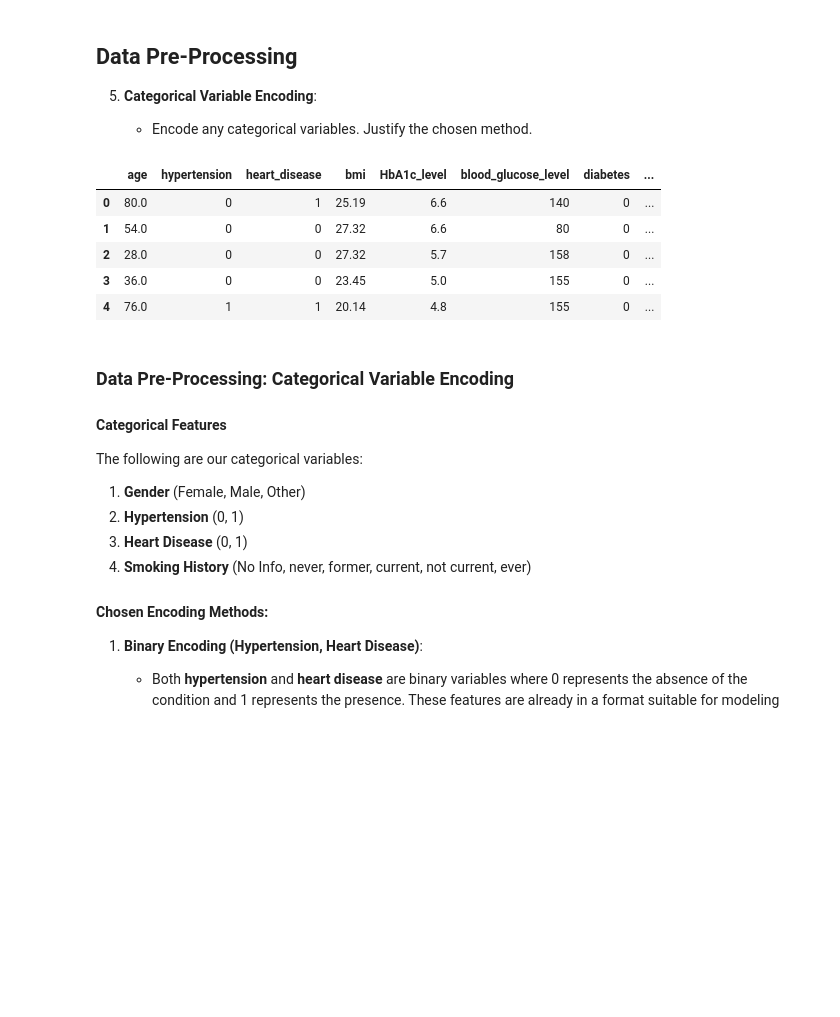
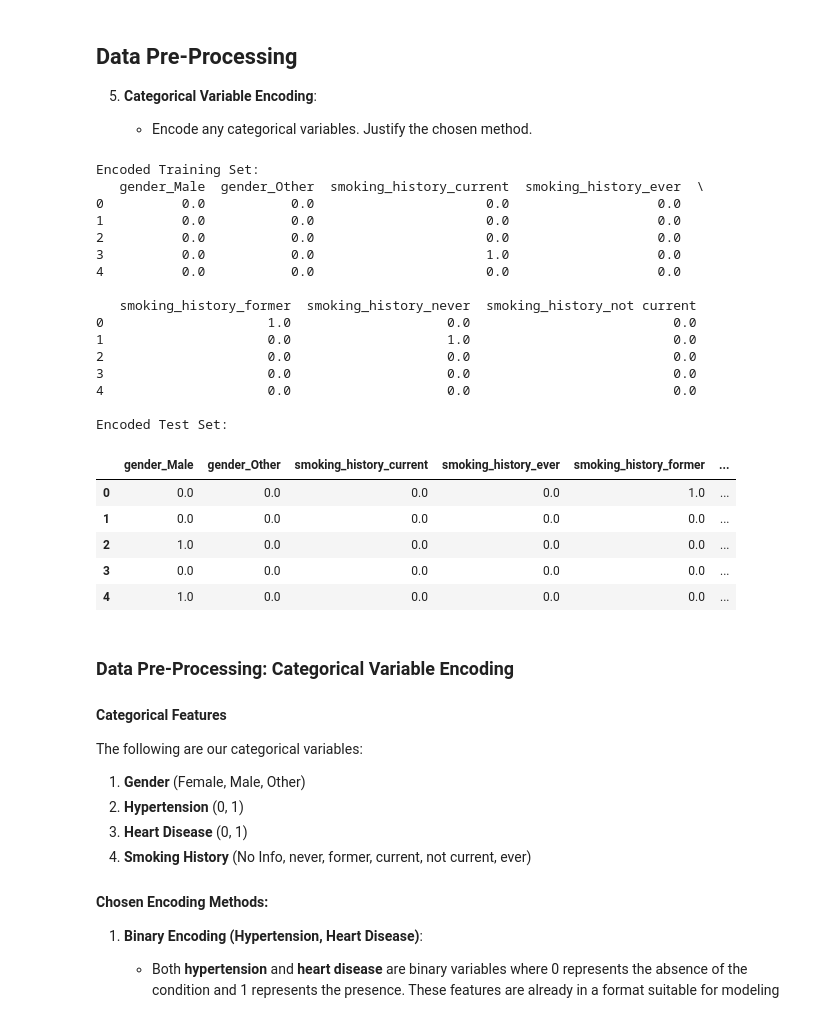
Before and after one commit to Lootii/Artificial_Intelligence_A2, a Jupyter notebook: csi4106-f24-a2-template.ipynb, the cells around one changed output. Drawn from its saved outputs; the diff is of its cells as text; code cells hidden in the pictures; blank space fills up the shorter version.

Commit message:
changes to encoder to ensure it fits on train set only then applied to test

```diff
--- a/csi4106-f24-a2-template.ipynb
+++ b/csi4106-f24-a2-template.ipynb
@@ -319,19 +319,53 @@ Test set size: (20000, 8)
 5. **Categorical Variable Encoding**:
 
     - Encode any categorical variables. Justify the chosen method.
-# %%
-# One-Hot Encoding for 'gender' and 'smoking_history'
-data_encoded = pd.get_dummies(data, columns=['gender', 'smoking_history'], drop_first=False)
-
-# Display first few rows
-data_encoded.head()
-# %% [output]
-|  | age | hypertension | heart_disease | bmi | HbA1c_level | blood_glucose_level | diabetes | ... |
-| 0 | 80.0 | 0 | 1 | 25.19 | 6.6 | 140 | 0 | ... |
-| 1 | 54.0 | 0 | 0 | 27.32 | 6.6 | 80 | 0 | ... |
-| 2 | 28.0 | 0 | 0 | 27.32 | 5.7 | 158 | 0 | ... |
-| 3 | 36.0 | 0 | 0 | 23.45 | 5.0 | 155 | 0 | ... |
-| 4 | 76.0 | 1 | 1 | 20.14 | 4.8 | 155 | 0 | ... |
+# %%
+
+# Applying OneHotEncoding to categorical variables in the training set
+encoder = OneHotEncoder(drop='first', sparse_output=False)
+
+# Fit only training data
+X_train_encoded = encoder.fit_transform(X_train[['gender', 'smoking_history']])
+
+# must apply the same transformation to the test set but without refitting
+X_test_encoded = encoder.transform(X_test[['gender', 'smoking_history']])
+
+
+#just to verify that it is encoded. convert numpy to dataframe and print first few rows.
+
+# Get the feature names for the encoded columns
+encoded_feature_names = encoder.get_feature_names_out(['gender', 'smoking_history'])
+
+X_train_encoded_df = pd.DataFrame(X_train_encoded, columns=encoded_feature_names)
+print("Encoded Training Set:")
+print(X_train_encoded_df.head())
+
+print("\nEncoded Test Set:")
+X_test_encoded_df = pd.DataFrame(X_test_encoded, columns=encoded_feature_names)
+X_test_encoded_df.head()
+# %% [output]
+Encoded Training Set:
+   gender_Male  gender_Other  smoking_history_current  smoking_history_ever  \
+0          0.0           0.0                      0.0                   0.0
+1          0.0           0.0                      0.0                   0.0
+2          0.0           0.0                      0.0                   0.0
+3          0.0           0.0                      1.0                   0.0
+4          0.0           0.0                      0.0                   0.0
+
+   smoking_history_former  smoking_history_never  smoking_history_not current
+0                     1.0                    0.0                          0.0
+1                     0.0                    1.0                          0.0
+2                     0.0                    0.0                          0.0
+3                     0.0                    0.0                          0.0
+4                     0.0                    0.0                          0.0
+
+Encoded Test Set:
+|  | gender_Male | gender_Other | smoking_history_current | smoking_history_ever | smoking_history_former | ... |
+| 0 | 0.0 | 0.0 | 0.0 | 0.0 | 1.0 | ... |
+| 1 | 0.0 | 0.0 | 0.0 | 0.0 | 0.0 | ... |
+| 2 | 1.0 | 0.0 | 0.0 | 0.0 | 0.0 | ... |
+| 3 | 0.0 | 0.0 | 0.0 | 0.0 | 0.0 | ... |
+| 4 | 1.0 | 0.0 | 0.0 | 0.0 | 0.0 | ... |
 # %% [markdown]
 ### Data Pre-Processing: Categorical Variable Encoding
 
```
